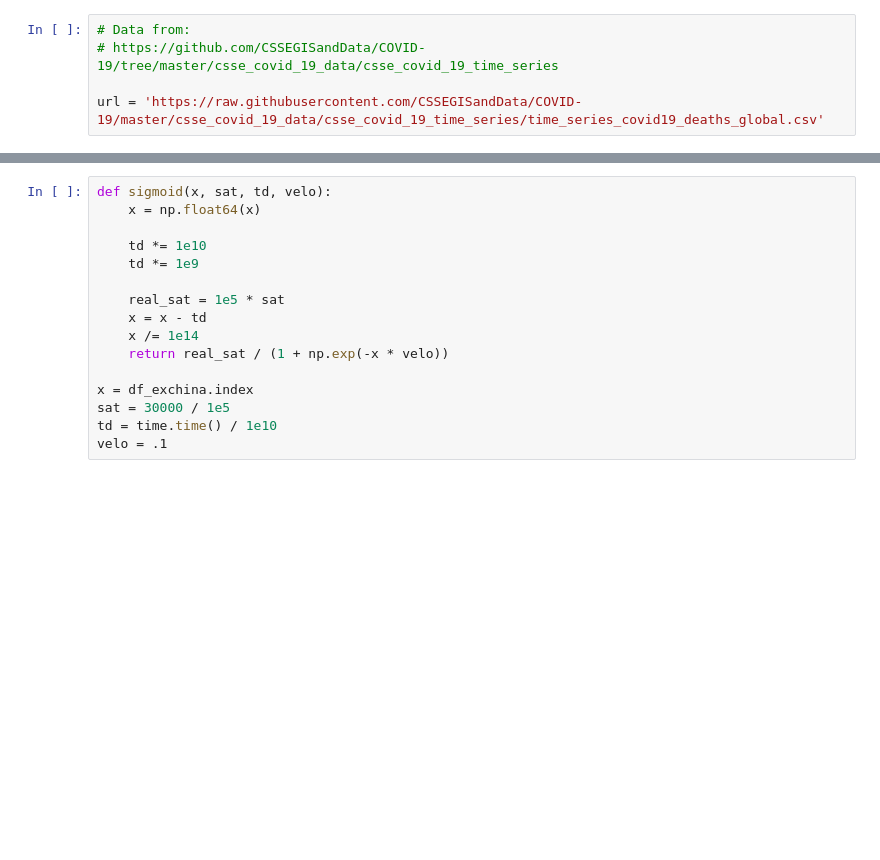
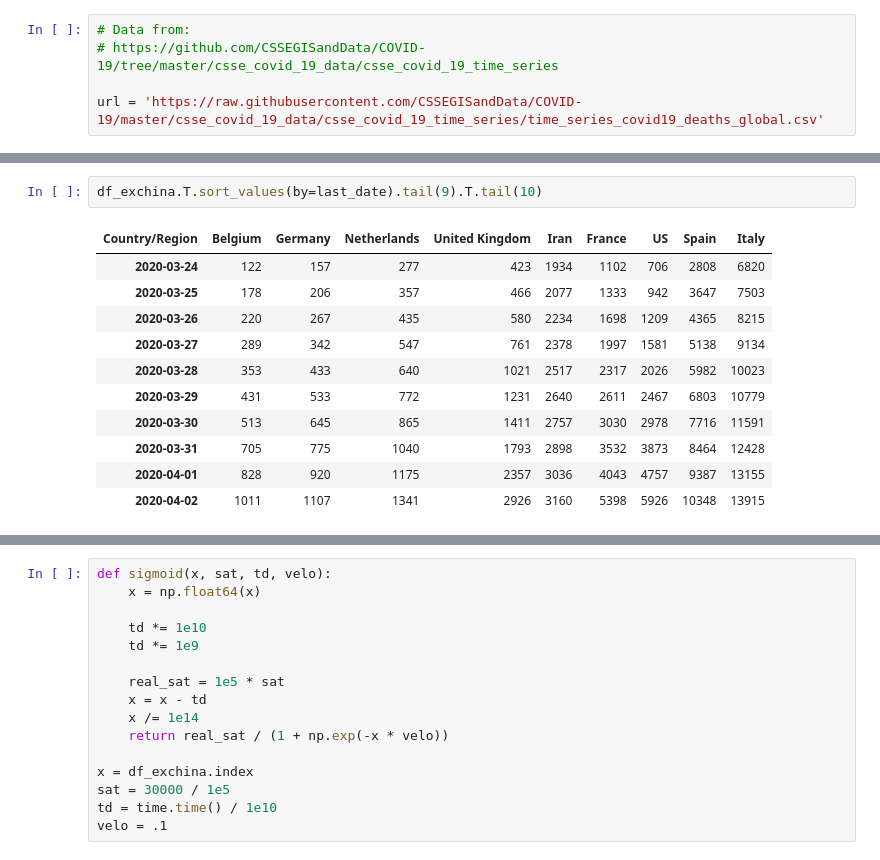
Before and after one commit to pcjedi/notebooks, a Jupyter notebook: corona.ipynb, the cells around one changed output, grey strips where cells are left out. Cells and saved outputs as stored; diff of their text form; blank space fills up the shorter version.

```diff
--- a/corona.ipynb
+++ b/corona.ipynb
@@ -93,3 +93,17 @@ df_exchina.T.sort_values(by=last_date).tail(9).T.plot(logy = True)
+# %%
+df_exchina.T.sort_values(by=last_date).tail(9).T.tail(10)
+# %% [output]
+| Country/Region | Belgium | Germany | Netherlands | United Kingdom | Iran | France | US | Spain | Italy |
+| 2020-03-24 | 122 | 157 | 277 | 423 | 1934 | 1102 | 706 | 2808 | 6820 |
+| 2020-03-25 | 178 | 206 | 357 | 466 | 2077 | 1333 | 942 | 3647 | 7503 |
+| 2020-03-26 | 220 | 267 | 435 | 580 | 2234 | 1698 | 1209 | 4365 | 8215 |
+| 2020-03-27 | 289 | 342 | 547 | 761 | 2378 | 1997 | 1581 | 5138 | 9134 |
+| 2020-03-28 | 353 | 433 | 640 | 1021 | 2517 | 2317 | 2026 | 5982 | 10023 |
+| 2020-03-29 | 431 | 533 | 772 | 1231 | 2640 | 2611 | 2467 | 6803 | 10779 |
+| 2020-03-30 | 513 | 645 | 865 | 1411 | 2757 | 3030 | 2978 | 7716 | 11591 |
+| 2020-03-31 | 705 | 775 | 1040 | 1793 | 2898 | 3532 | 3873 | 8464 | 12428 |
+| 2020-04-01 | 828 | 920 | 1175 | 2357 | 3036 | 4043 | 4757 | 9387 | 13155 |
+| 2020-04-02 | 1011 | 1107 | 1341 | 2926 | 3160 | 5398 | 5926 | 10348 | 13915 |
 # %%
 df_exchina.T.sort_values(by=last_date).tail(9).T.diff().tail(10)
 # %% [output]
```
Also changed, not shown: parts of 18 cells of this notebook, 1 other file.
